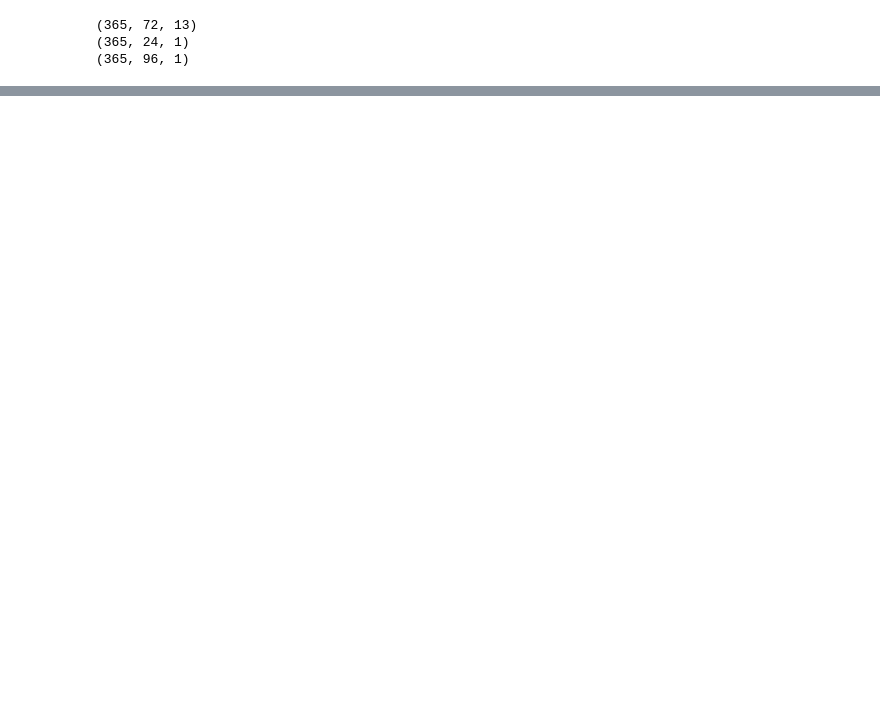
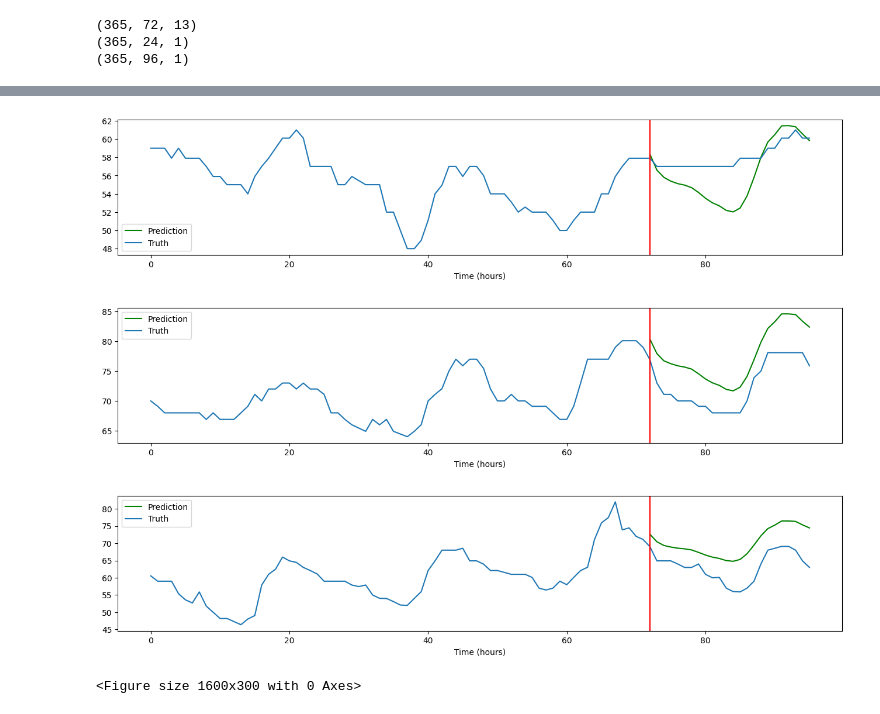
Before and after one commit to davidspector67/weather_predictor, a Jupyter notebook: project_lstm.ipynb, the cells around one changed output, grey strips where cells are left out. Drawn from its saved outputs; the diff is of its cells as text; code cells hidden in the pictures; blank space fills up the shorter version.

```diff
--- a/project_lstm.ipynb
+++ b/project_lstm.ipynb
@@ -498,0 +614,3 @@ Predictor.plot_predictions_at_random_point(DataClass.test_X, DataClass.test_Y, D
+# %%
+HybridPredictor.plot_predictions_at_random_point(DataClass.test_X, DataClass.test_Y, DataClass.full_test_Y)
+# %% [output]
@@ -498,0 +618,4 @@ Predictor.plot_predictions_at_random_point(DataClass.test_X, DataClass.test_Y, D
+[figure, added]
+[figure, added]
+[figure, added]
+<Figure size 1600x300 with 0 Axes>
```
Also changed, not shown: parts of 11 cells of this notebook, 1 other file.
